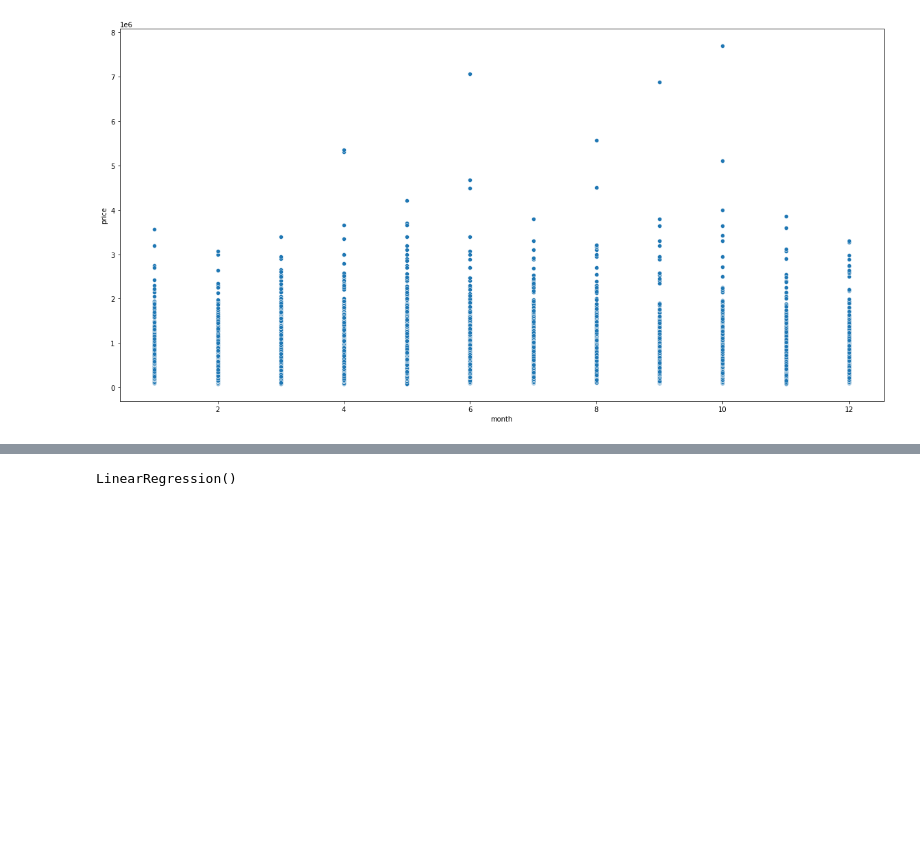
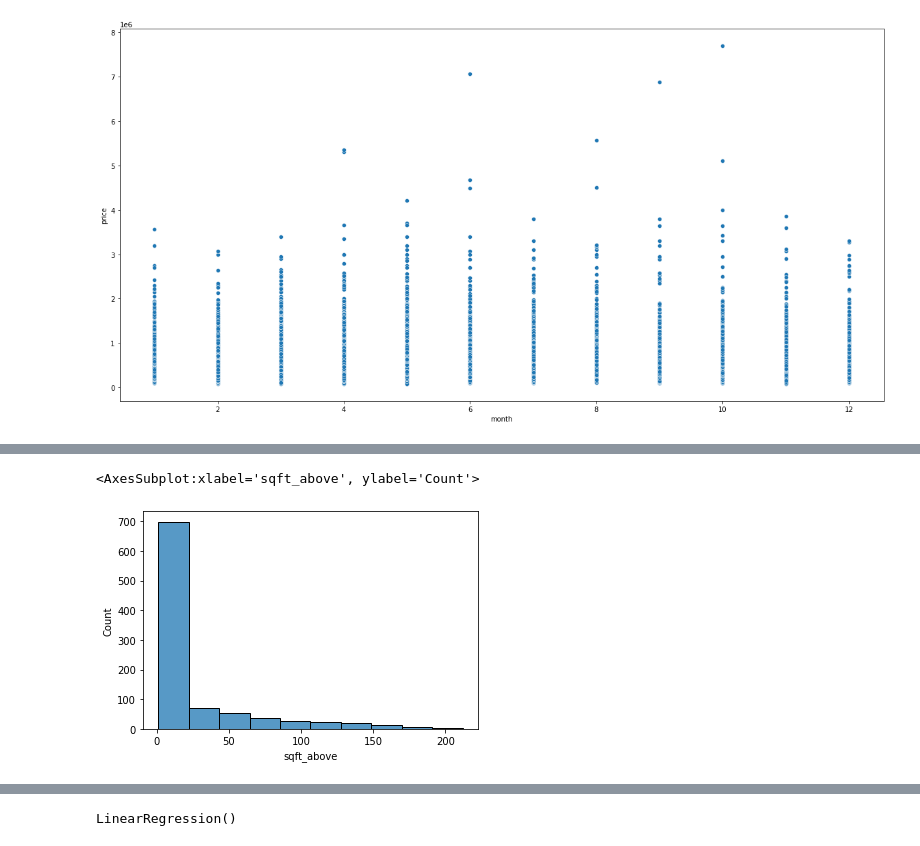
Before and after one commit to kurkurzz/linear-regression-house-price, a Jupyter notebook: predict_house_price.ipynb, the cells around one changed output, grey strips where cells are left out. Cells and saved outputs as stored; diff of their text form; code cells hidden in the pictures; blank space fills up the shorter version.

```diff
--- a/predict_house_price.ipynb
+++ b/predict_house_price.ipynb
@@ -146,0 +154,2 @@ sns.scatterplot('month','price', data=df)
+# %%
+df['basement'] = df['sqft_basement'].apply(lambda x: 1 if (x>1) else 0)
@@ -146,0 +166,5 @@ sns.scatterplot('month','price', data=df)
+# %%
+sns.histplot(df['sqft_above'].value_counts(),bins=10)
+# %% [output]
+<AxesSubplot:xlabel='sqft_above', ylabel='Count'>
+[figure, added]
```
Also changed, not shown: parts of 18 cells of this notebook, 1 other file.
